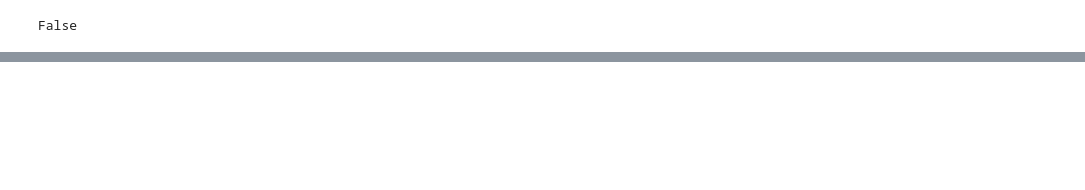
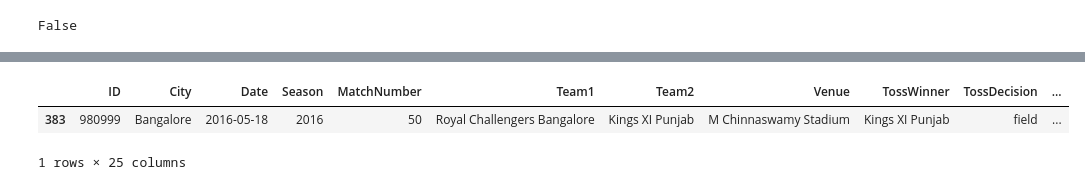
Before and after one commit to 2k24cs2r2512607-sketch/Python-Data-Analysis-Learning, a Jupyter notebook: Python/Pandas/Panda_project/ipl_dataset.ipynb, the cells around one changed output, grey strips where cells are left out. Saved outputs shown, nothing was run; the diff lists cells and outputs as text; code cells hidden in the pictures; blank space fills up the shorter version.

```diff
--- a/Python/Pandas/Panda_project/ipl_dataset.ipynb
+++ b/Python/Pandas/Panda_project/ipl_dataset.ipynb
@@ -404,0 +405,2 @@ TypeError: Cannot setitem on a Categorical with a new category (0), set the cate
+# %%
+ipl.drop_duplicates(keep='last',inplace=True)
@@ -404,0 +430,11 @@ TypeError: Cannot setitem on a Categorical with a new category (0), set the cate
+# %%
+#Last match played by virat kohli in Bangalore
+ipl['all player']=ipl['Team1Players']+ipl['Team2Players']
+def did_kohli_play(player_of_list):
+    return 'V Kohli' in player_of_list
+ipl['did_kohli_play']=ipl['all player'].apply(did_kohli_play)
+ipl[(ipl['City']=='Bangalore') & (ipl['did_kohli_play']==True)].drop_duplicates(subset=['City','did_kohli_play'],keep='first')
+# %% [output]
+|  | ID | City | Date | Season | MatchNumber | Team1 | Team2 | Venue | TossWinner | TossDecision | ... |
+| 383 | 980999 | Bangalore | 2016-05-18 | 2016 | 50 | Royal Challengers Bangalore | Kings XI Punjab | M Chinnaswamy Stadium | Kings XI Punjab | field | ... |
+1 rows × 25 columns
```
Also changed, not shown: parts of 6 cells of this notebook.
